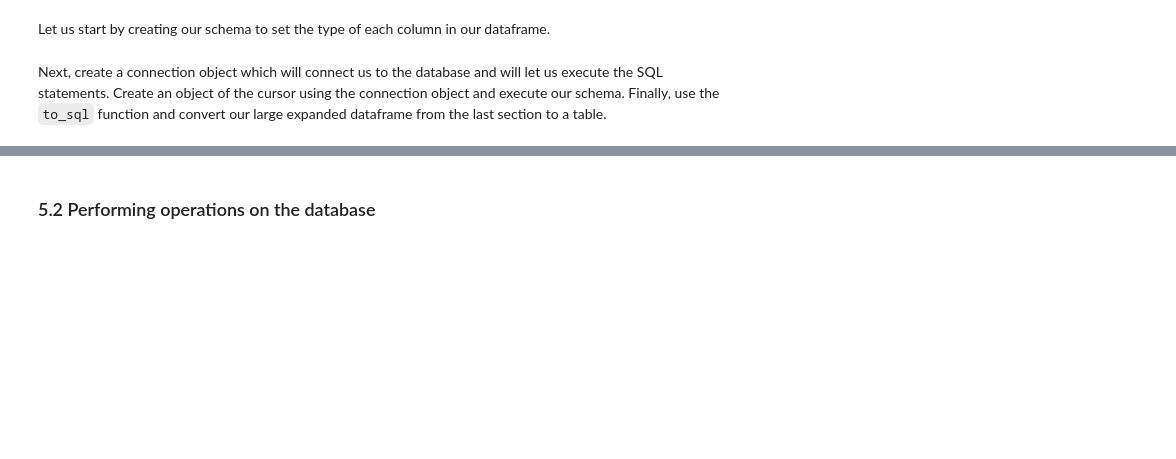
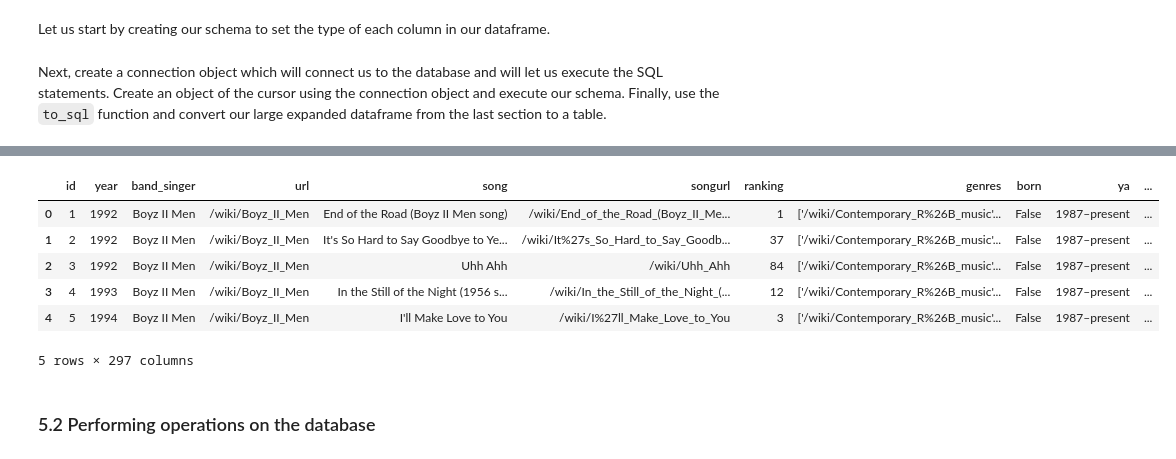
Before and after one commit to PrasannaDK/ml1-hw1, a Jupyter notebook: distribute_HW1.ipynb, the cells around one changed output, grey strips where cells are left out. Cells and saved outputs as stored; diff of their text form; code cells hidden in the pictures; blank space fills up the shorter version.

```diff
--- a/distribute_HW1.ipynb
+++ b/distribute_HW1.ipynb
@@ -628,0 +1200,2 @@ Finally, use the `to_sql` function and convert our large expanded dataframe from
+# %%
+db=init_db("/cancont.db", ourschema)
@@ -628,0 +1207,18 @@ Finally, use the `to_sql` function and convert our large expanded dataframe from
+# %%
+#Defining a function to make a query
+def make_query(sel):
+    c=db.cursor().execute(sel)
+    return c.fetchall()
+# %%
+#Defining a function to convert the ouputs to a pandas dataframe
+#Import OrderedDict to remember the order in which keys were inserted
+from collections import OrderedDict
+def make_frame(list_of_tuples, legend):
+    framelist=[]
+    for i, cname in enumerate(legend):
+        framelist.append((cname,[e[i] for e in list_of_tuples]))
+    return pd.DataFrame.from_dict(OrderedDict(framelist))
+# %%
+#Checking the columns of candidate table
+candidate_cols = [e[1] for e in make_query("PRAGMA table_info(songs);")]
+candidate_cols[:20]
@@ -629,3 +1246,16 @@ Finally, use the `to_sql` function and convert our large expanded dataframe from
+# %%
+# trying out a simple query, selecting all from songs
+out=make_query("SELECT * FROM songs;")
+#Create and display a dataframe
+make_frame(out, legend=candidate_cols).head()
+# %% [output]
+|  | id | year | band_singer | url | song | songurl | ranking | genres | born | ya | ... |
+| 0 | 1 | 1992 | Boyz II Men | /wiki/Boyz_II_Men | End of the Road (Boyz II Men song) | /wiki/End_of_the_Road_(Boyz_II_Me... | 1 | ['/wiki/Contemporary_R%26B_music'... | False | 1987–present | ... |
+| 1 | 2 | 1992 | Boyz II Men | /wiki/Boyz_II_Men | It's So Hard to Say Goodbye to Ye... | /wiki/It%27s_So_Hard_to_Say_Goodb... | 37 | ['/wiki/Contemporary_R%26B_music'... | False | 1987–present | ... |
+| 2 | 3 | 1992 | Boyz II Men | /wiki/Boyz_II_Men | Uhh Ahh | /wiki/Uhh_Ahh | 84 | ['/wiki/Contemporary_R%26B_music'... | False | 1987–present | ... |
+| 3 | 4 | 1993 | Boyz II Men | /wiki/Boyz_II_Men | In the Still of the Night (1956 s... | /wiki/In_the_Still_of_the_Night_(... | 12 | ['/wiki/Contemporary_R%26B_music'... | False | 1987–present | ... |
+| 4 | 5 | 1994 | Boyz II Men | /wiki/Boyz_II_Men | I'll Make Love to You | /wiki/I%27ll_Make_Love_to_You | 3 | ['/wiki/Contemporary_R%26B_music'... | False | 1987–present | ... |
+5 rows × 297 columns
 # %% [markdown]
 ### 5.2 Performing operations on the database
 # %% [markdown]
```
Also changed, not shown: parts of 87 cells of this notebook.
